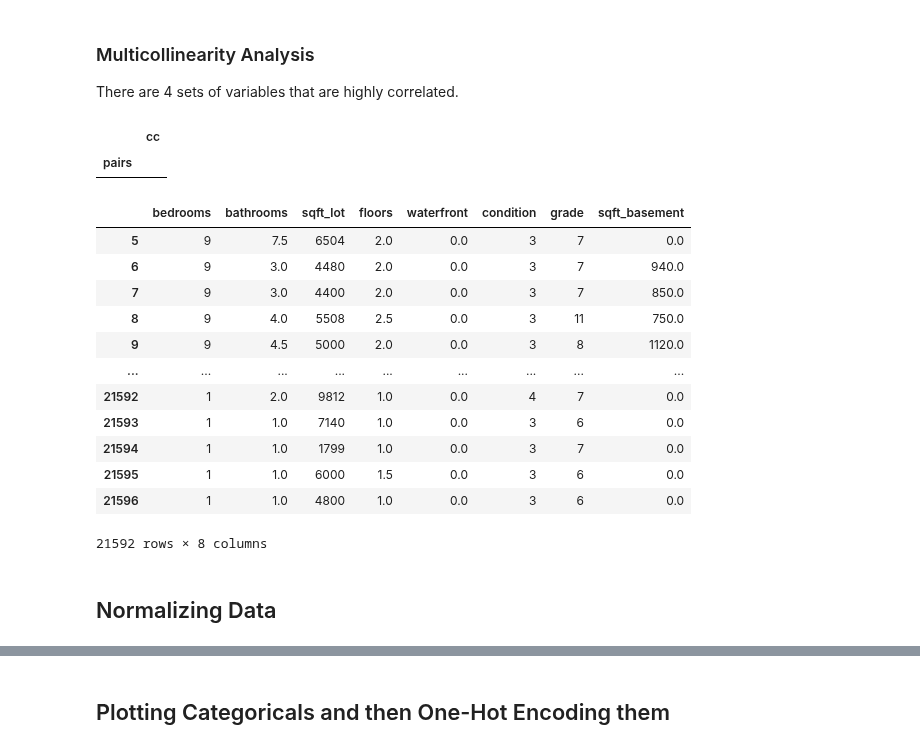
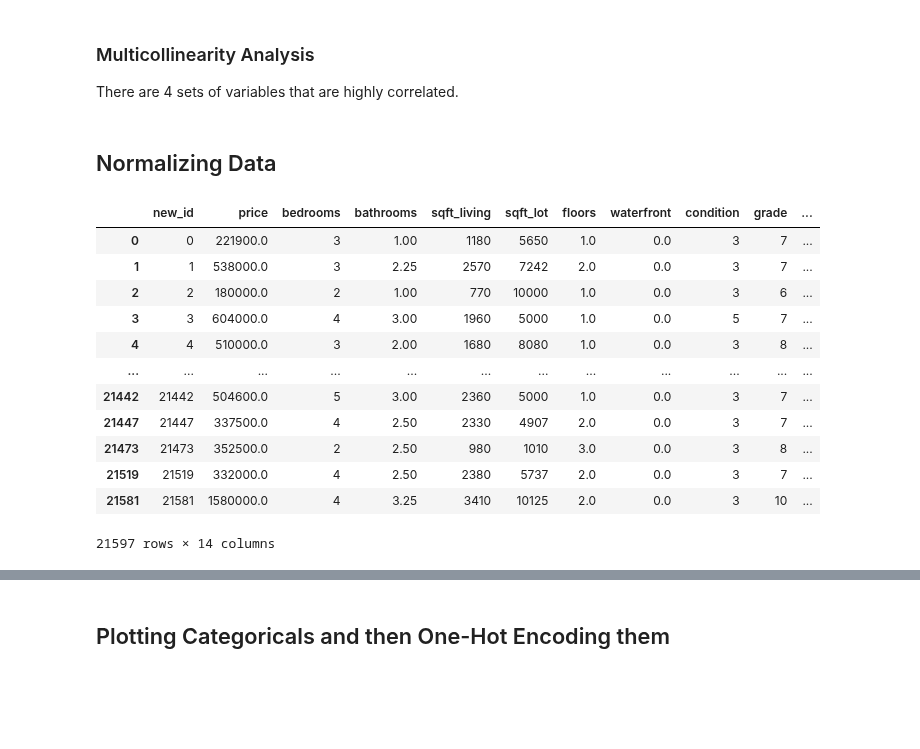
Before and after one commit to jxn628/dsc-home-price-analysis, a Jupyter notebook: student.ipynb, the cells around one changed output, grey strips where cells are left out. Cells and saved outputs as stored; diff of their text form; code cells hidden in the pictures; blank space fills up the shorter version.

```diff
--- a/student.ipynb
+++ b/student.ipynb
@@ -255,0 +279,4 @@ memory usage: 2.5 MB
+# %%
+waterfront_cleaned = df['waterfront'].fillna(0)
+# %%
+df['waterfront'] = waterfront_cleaned
@@ -255,0 +355,3 @@ memory usage: 2.5 MB
+# %%
+def norm_feat(series):
+    return (series - series.mean())/series.std()
@@ -459,44 +533,41 @@ There are 4 sets of variables that are highly correlated.
 king_preprocessed.drop(columns=['sqft_above', 'sqft_living'], inplace=True)
 # %%
 #checking for correlated pairs again
-df = king_preprocessed.corr().abs().stack().reset_index().sort_values(0, ascending=False)
+cc_df = king_preprocessed.corr().abs().stack().reset_index().sort_values(0, ascending=False)
 
-df['pairs'] = list(zip(df.level_0, df.level_1))
+cc_df['pairs'] = list(zip(cc_df.level_0, cc_df.level_1))
 
-df.set_index(['pairs'], inplace = True)
+cc_df.set_index(['pairs'], inplace = True)
 
-df.drop(columns=['level_1', 'level_0'], inplace = True)
+cc_df.drop(columns=['level_1', 'level_0'], inplace = True)
 
 # cc for correlation coefficient
-df.columns = ['cc']
+cc_df.columns = ['cc']
 
-df.drop_duplicates(inplace=True)
+cc_df.drop_duplicates(inplace=True)
 
-df[(df.cc>.75) & (df.cc<1)]
+cc_df[(cc_df.cc>.75) & (cc_df.cc<1)]
-# %% [output]
-|  | cc |
-| pairs |  |
 # %%
 king_preprocessed
-# %% [output]
-|  | bedrooms | bathrooms | sqft_lot | floors | waterfront | condition | grade | sqft_basement |
-| 5 | 9 | 7.5 | 6504 | 2.0 | 0.0 | 3 | 7 | 0.0 |
-| 6 | 9 | 3.0 | 4480 | 2.0 | 0.0 | 3 | 7 | 940.0 |
-| 7 | 9 | 3.0 | 4400 | 2.0 | 0.0 | 3 | 7 | 850.0 |
-| 8 | 9 | 4.0 | 5508 | 2.5 | 0.0 | 3 | 11 | 750.0 |
-| 9 | 9 | 4.5 | 5000 | 2.0 | 0.0 | 3 | 8 | 1120.0 |
-| ... | ... | ... | ... | ... | ... | ... | ... | ... |
-| 21592 | 1 | 2.0 | 9812 | 1.0 | 0.0 | 4 | 7 | 0.0 |
-| 21593 | 1 | 1.0 | 7140 | 1.0 | 0.0 | 3 | 6 | 0.0 |
-| 21594 | 1 | 1.0 | 1799 | 1.0 | 0.0 | 3 | 7 | 0.0 |
-| 21595 | 1 | 1.0 | 6000 | 1.5 | 0.0 | 3 | 6 | 0.0 |
-| 21596 | 1 | 1.0 | 4800 | 1.0 | 0.0 | 3 | 6 | 0.0 |
-21592 rows × 8 columns
 # %% [markdown]
 ## Normalizing Data
 # %%
 def norm_feat(series):
     return (series - series.mean())/series.std()
 # %%
-data = norm_feat(df)
+data = norm_feat(king_preprocessed)
 data
+# %% [output]
+|  | new_id | price | bedrooms | bathrooms | sqft_living | sqft_lot | floors | waterfront | condition | grade | ... |
+| 0 | 0 | 221900.0 | 3 | 1.00 | 1180 | 5650 | 1.0 | 0.0 | 3 | 7 | ... |
+| 1 | 1 | 538000.0 | 3 | 2.25 | 2570 | 7242 | 2.0 | 0.0 | 3 | 7 | ... |
+| 2 | 2 | 180000.0 | 2 | 1.00 | 770 | 10000 | 1.0 | 0.0 | 3 | 6 | ... |
+| 3 | 3 | 604000.0 | 4 | 3.00 | 1960 | 5000 | 1.0 | 0.0 | 5 | 7 | ... |
+| 4 | 4 | 510000.0 | 3 | 2.00 | 1680 | 8080 | 1.0 | 0.0 | 3 | 8 | ... |
+| ... | ... | ... | ... | ... | ... | ... | ... | ... | ... | ... | ... |
+| 21442 | 21442 | 504600.0 | 5 | 3.00 | 2360 | 5000 | 1.0 | 0.0 | 3 | 7 | ... |
+| 21447 | 21447 | 337500.0 | 4 | 2.50 | 2330 | 4907 | 2.0 | 0.0 | 3 | 7 | ... |
+| 21473 | 21473 | 352500.0 | 2 | 2.50 | 980 | 1010 | 3.0 | 0.0 | 3 | 8 | ... |
+| 21519 | 21519 | 332000.0 | 4 | 2.50 | 2380 | 5737 | 2.0 | 0.0 | 3 | 7 | ... |
+| 21581 | 21581 | 1580000.0 | 4 | 3.25 | 3410 | 10125 | 2.0 | 0.0 | 3 | 10 | ... |
+21597 rows × 14 columns
```
Also changed, not shown: parts of 41 cells of this notebook.
